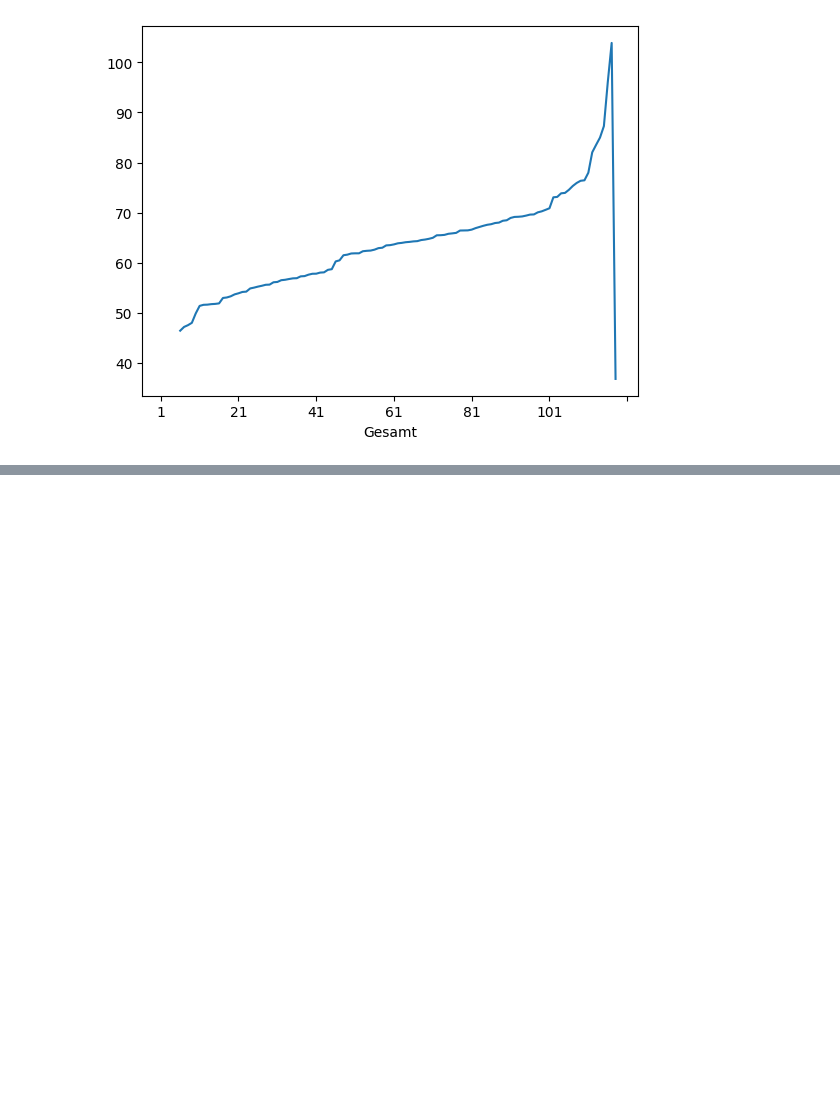
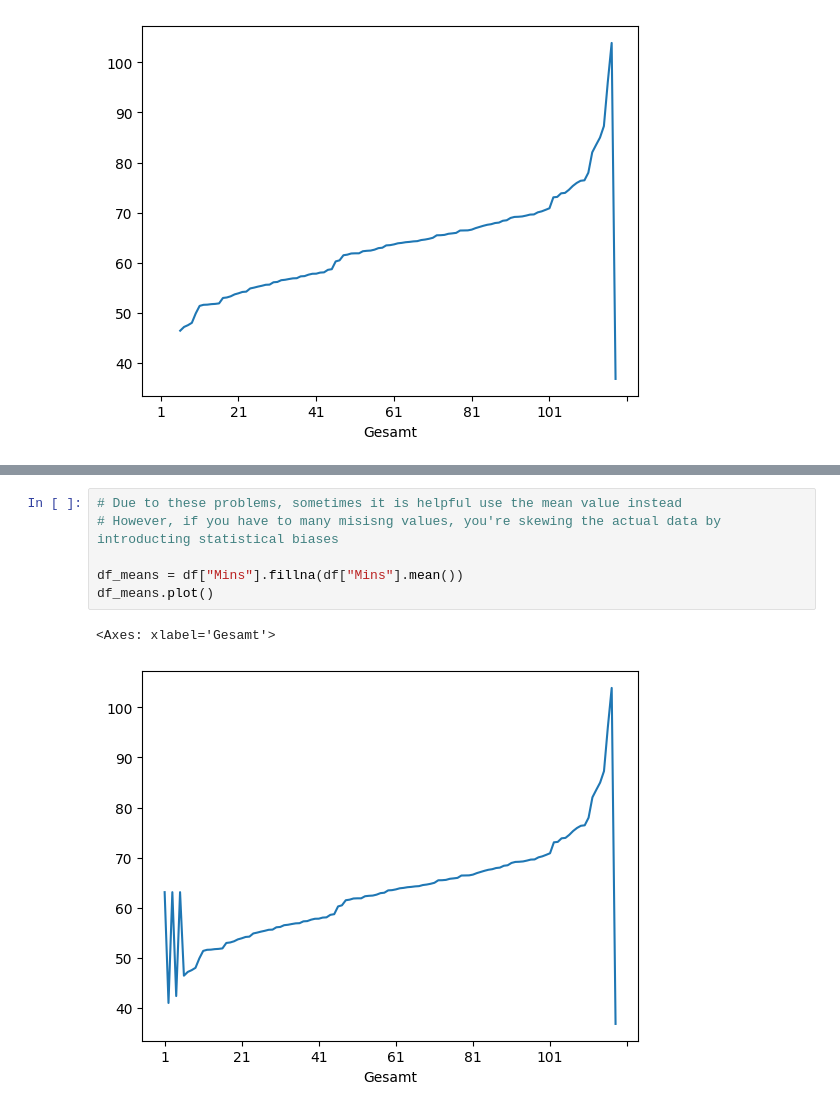
Before and after one commit to pagar22/space-pandas, a Jupyter notebook: src/learning-units/DataWrangling.ipynb, the cells around one changed output, grey strips where cells are left out. Drawn from its saved outputs; the diff is of its cells as text; blank space fills up the shorter version.

```diff
--- a/src/learning-units/DataWrangling.ipynb
+++ b/src/learning-units/DataWrangling.ipynb
@@ -222,0 +226,9 @@ df["Mins"].plot()
+# %%
+# Due to these problems, sometimes it is helpful use the mean value instead
+# However, if you have to many misisng values, you're skewing the actual data by introducting statistical biases
+
+df_means = df["Mins"].fillna(df["Mins"].mean())
+df_means.plot()
+# %% [output]
+<Axes: xlabel='Gesamt'>
+[figure, added]
```
Also changed, not shown: parts of 3 cells of this notebook, 2 other files.
